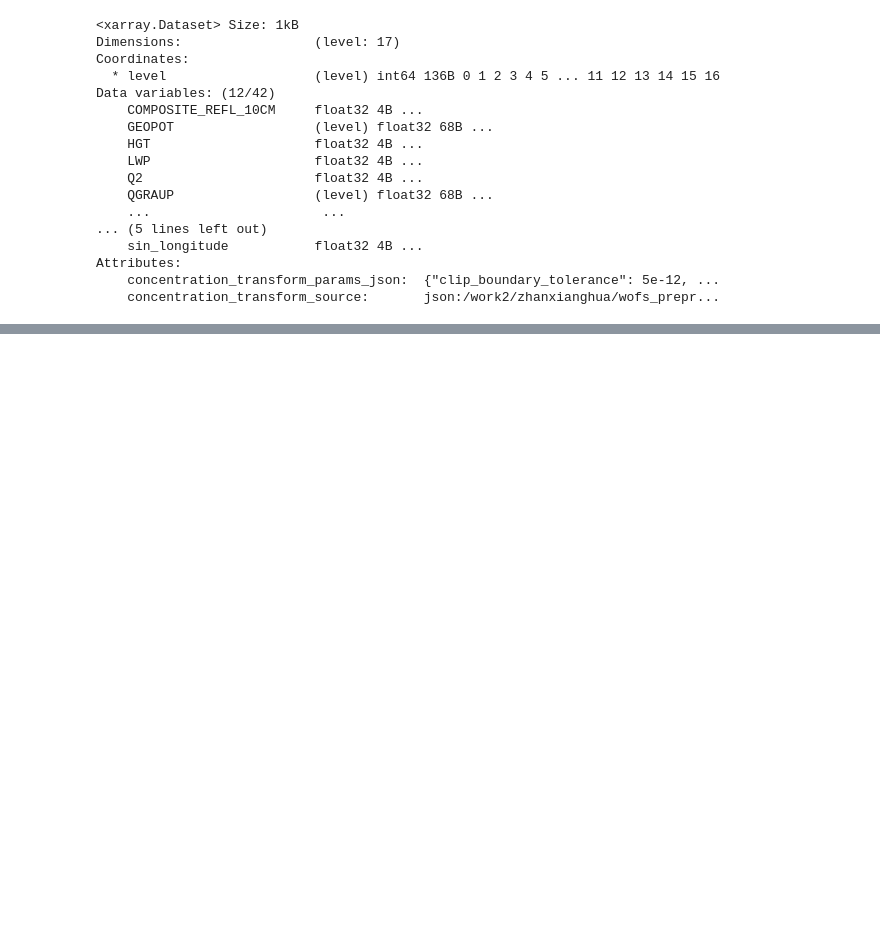
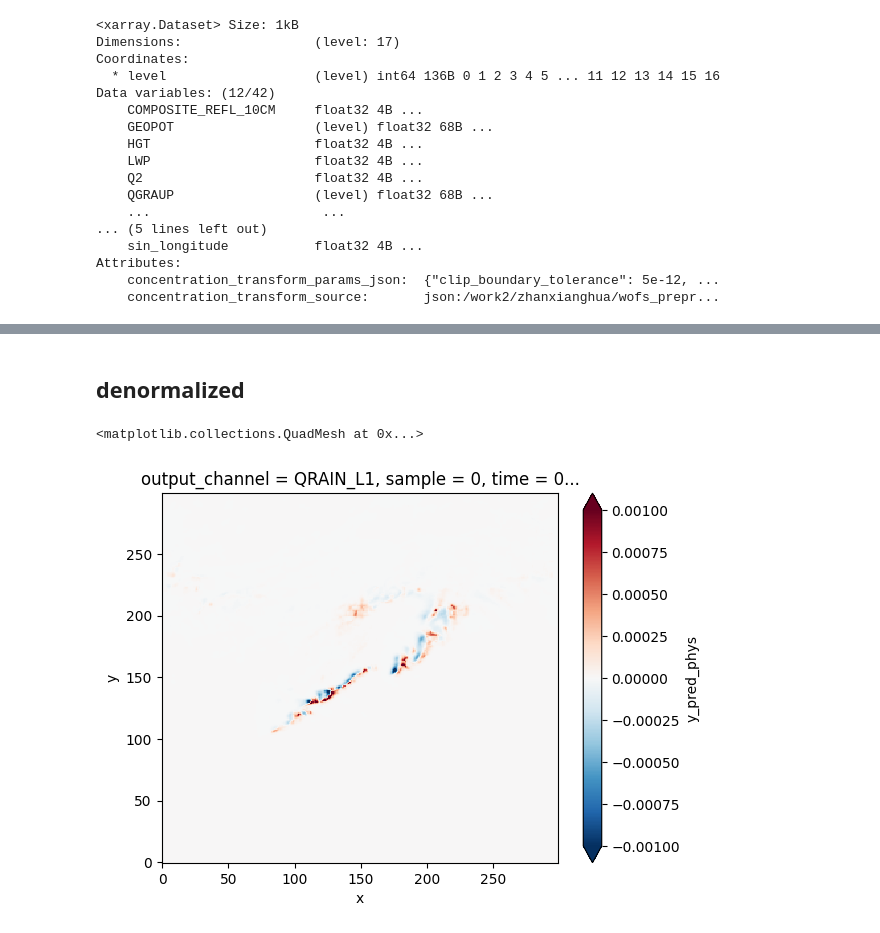
Before and after one commit to huahuou/miles-credit-wofs, a Jupyter notebook: notebooks/wofs_da_scratch.ipynb, the cells around one changed output, grey strips where cells are left out. Cells and saved outputs as stored; diff of their text form; code cells hidden in the pictures; blank space fills up the shorter version.

```diff
--- a/notebooks/wofs_da_scratch.ipynb
+++ b/notebooks/wofs_da_scratch.ipynb
@@ -70,0 +140,7 @@ ds.sel(boundary_channel='REFL_10CM_L3_innov')['x_boundary'].isel(sample=0).plot(
+# %% [markdown]
+## denormalized
+# %%
+ds_denorm['y_pred_phys'].sel(output_channel='QRAIN_L1').isel(sample=0).plot(cmap='RdBu_r',vmin=-1e-3, vmax=1e-3)
+# %% [output]
+<matplotlib.collections.QuadMesh at 0x...>
+[figure, added]
```
Also changed, not shown: parts of 9 cells of this notebook, 12 other files.
